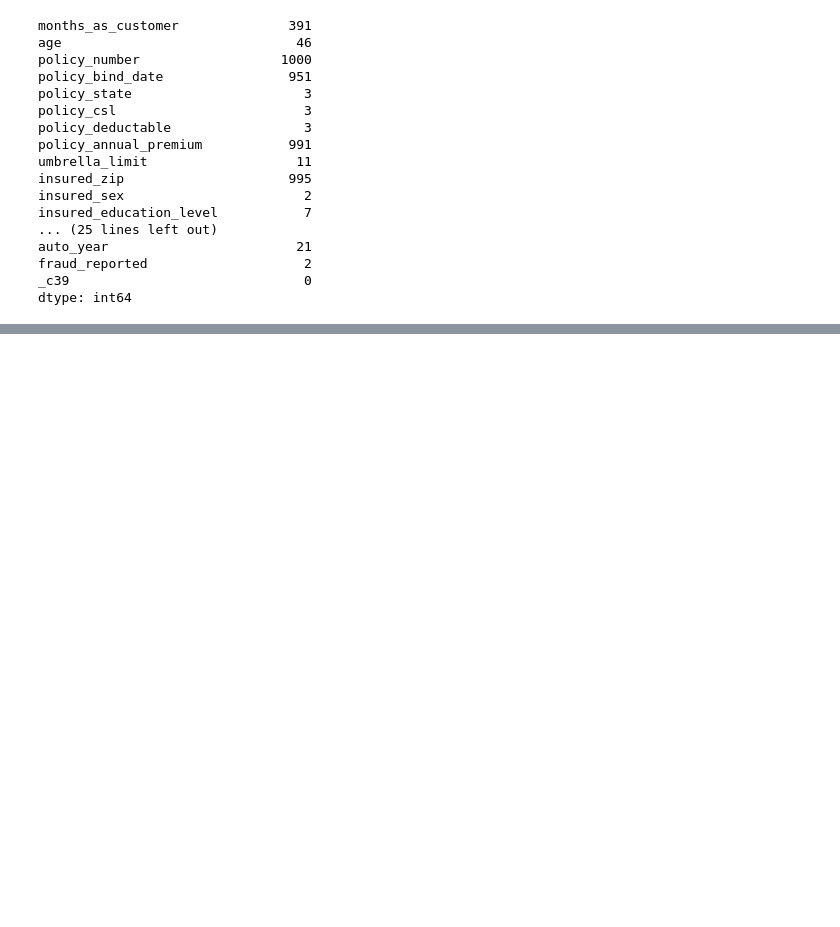
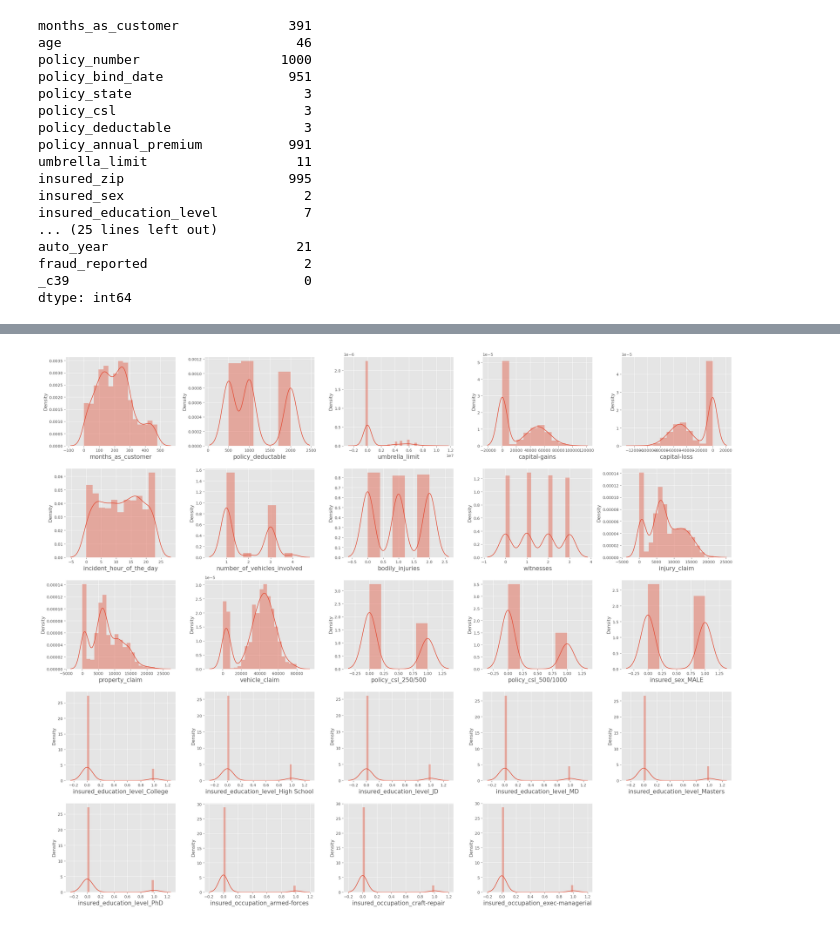
Before and after one commit to michael-099/iCogLabs-training-tasks, a Jupyter notebook: Fraud Detection/fraud_detection.ipynb, the cells around one changed output, grey strips where cells are left out. Drawn from its saved outputs; the diff is of its cells as text; code cells hidden in the pictures; blank space fills up the shorter version.

```diff
--- a/Fraud Detection/fraud_detection.ipynb
+++ b/Fraud Detection/fraud_detection.ipynb
@@ -178,0 +195,3 @@ categorical_data.head()
+# %%
+categorical_data = pd.get_dummies(categorical_data, drop_first = True)
+categorical_data.head()
@@ -178,0 +206,4 @@ categorical_data.head()
+# %%
+num_data = X.select_dtypes(include = ['int64'])
+num_data.shape
+num_data.head()
@@ -178,0 +217,4 @@ categorical_data.head()
+# %%
+X = pd.concat([num_data,categorical_data], axis = 1)
+X.shape
+X.head()
@@ -178,0 +229,16 @@ categorical_data.head()
+# %%
+plt.figure(figsize = (25, 20))
+plotnumber = 1
+
+for col in X.columns:
+    if plotnumber <= 24:
+        ax = plt.subplot(5, 5, plotnumber)
+        sns.distplot(X[col])
+        plt.xlabel(col, fontsize = 15)
+
+    plotnumber += 1
+
+plt.tight_layout()
+plt.show()
+# %% [output]
+[figure, added]
```
Also changed, not shown: parts of 17 cells of this notebook.
